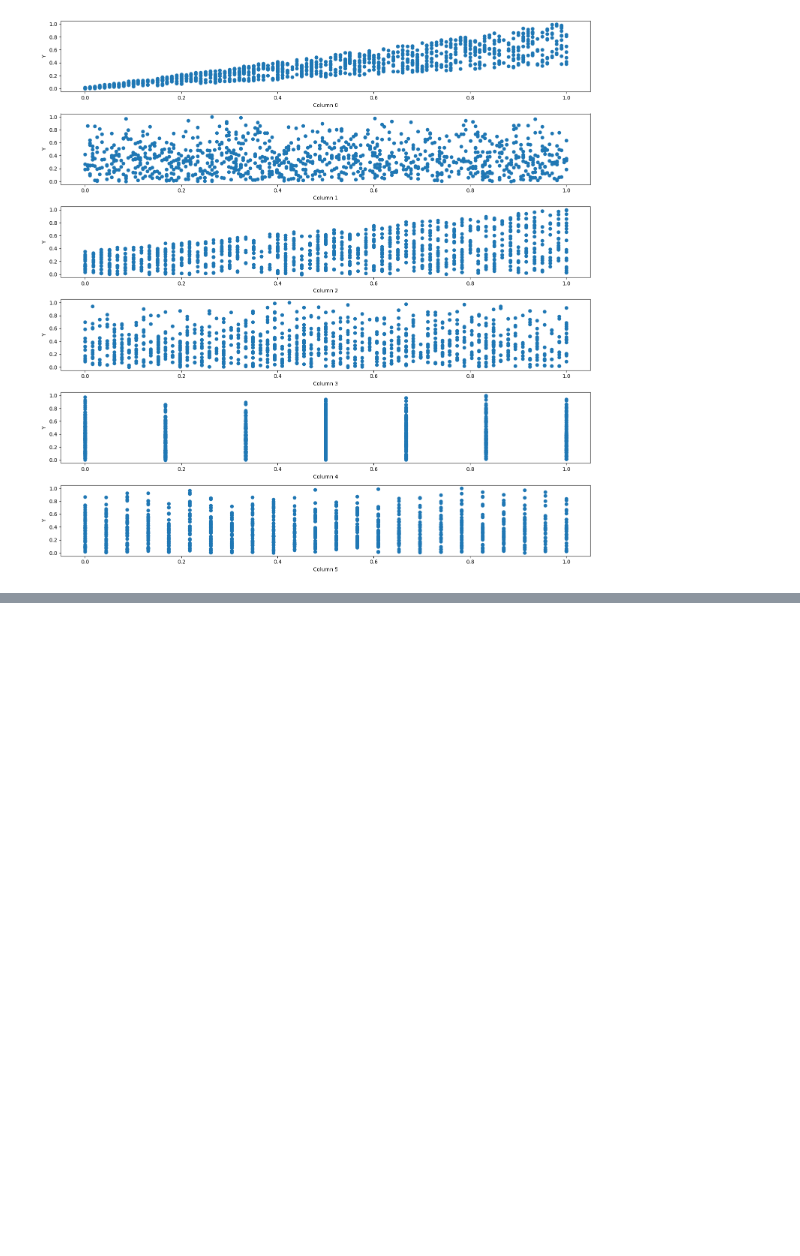
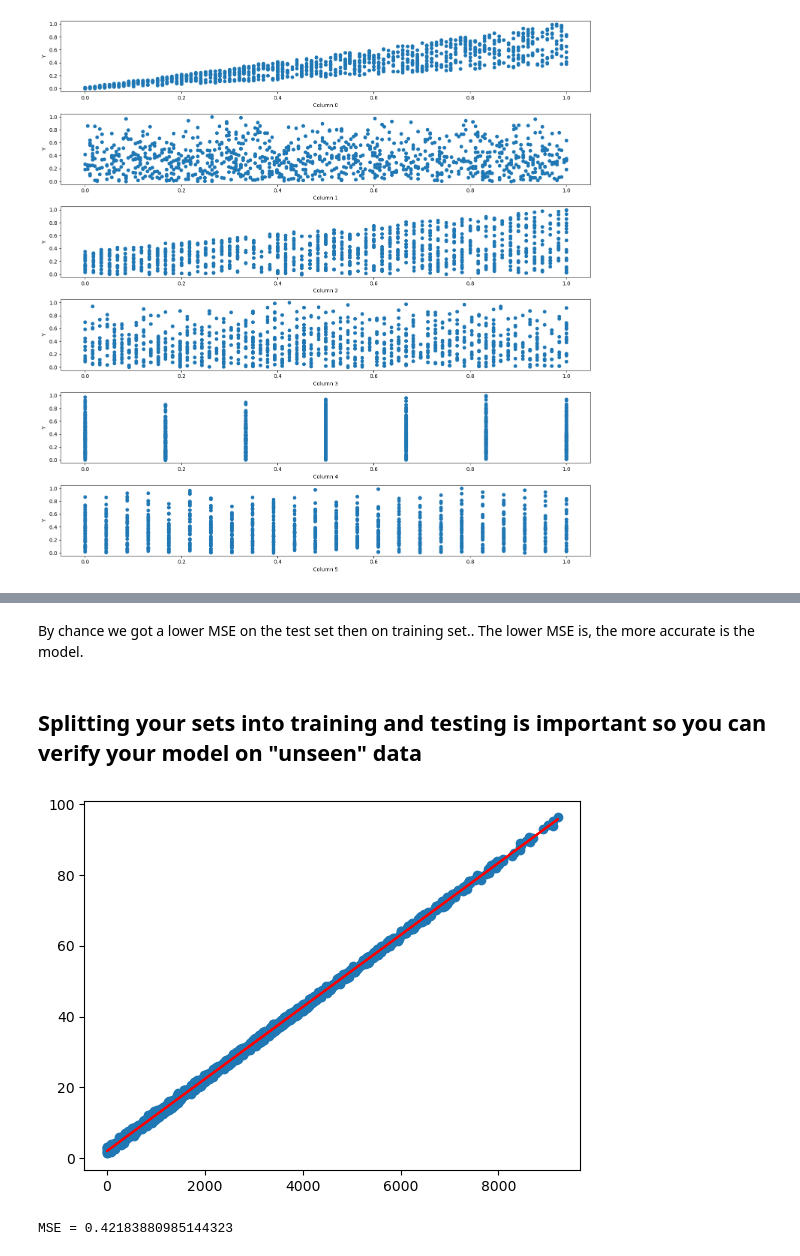
Before and after one commit to gaukje/Lab-1, a Jupyter notebook: lab4/lab4.ipynb, the cells around one changed output, grey strips where cells are left out. Saved outputs shown, nothing was run; the diff lists cells and outputs as text; code cells hidden in the pictures; blank space fills up the shorter version.

```diff
--- a/lab4/lab4.ipynb
+++ b/lab4/lab4.ipynb
@@ -76,0 +121,19 @@ plt.show()
+# %% [markdown]
+By chance we got a lower MSE on the test set then on training set.. The lower
+MSE is, the more accurate is the model.
+# %% [markdown]
+## Splitting your sets into training and testing is important so you can verify your model on "unseen" data
+# %%
+df[7] = df[0]*df[2] #new var
+X = pd.DataFrame(df[7])
+Y = pd.DataFrame(df[6])
+#linear_regressor = LinearRegression()  # create object for the class
+linear_regressor.fit(X, Y)  # perform linear regression
+Y_pred = linear_regressor.predict(X)  # make predictions
+plt.scatter(X, Y)
+plt.plot(X, Y_pred, color='red')
+plt.show()
+print( "MSE = "+str(metrics.mean_squared_error(Y,Y_pred)))
+# %% [output]
+[figure, added]
+MSE = 0.42183880985144323
```
Also changed, not shown: parts of 17 cells of this notebook, 1 other file.
